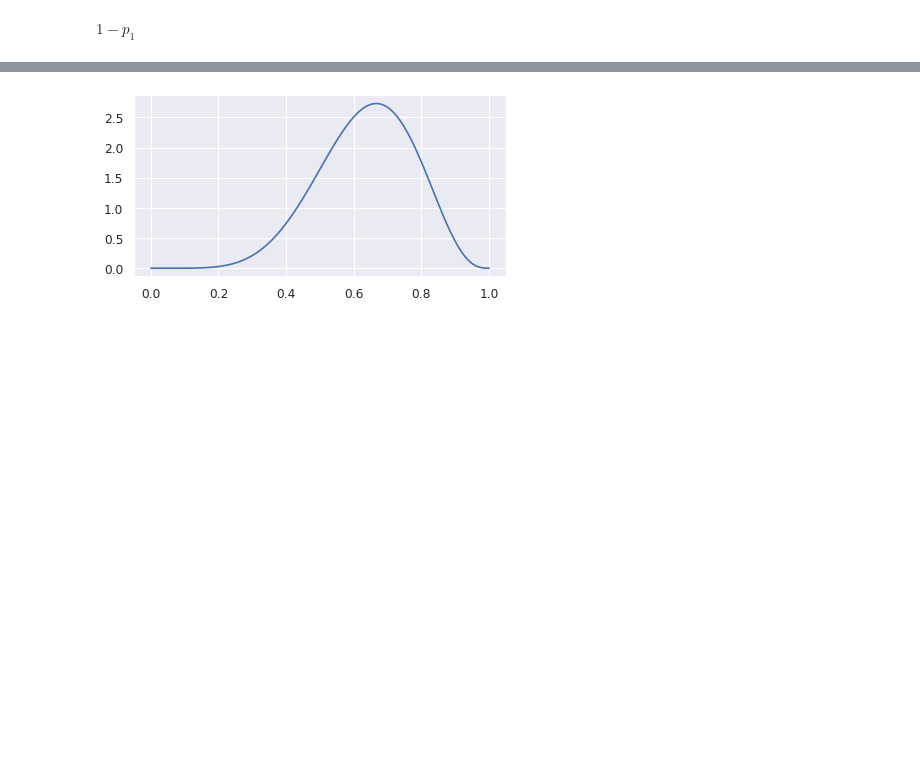
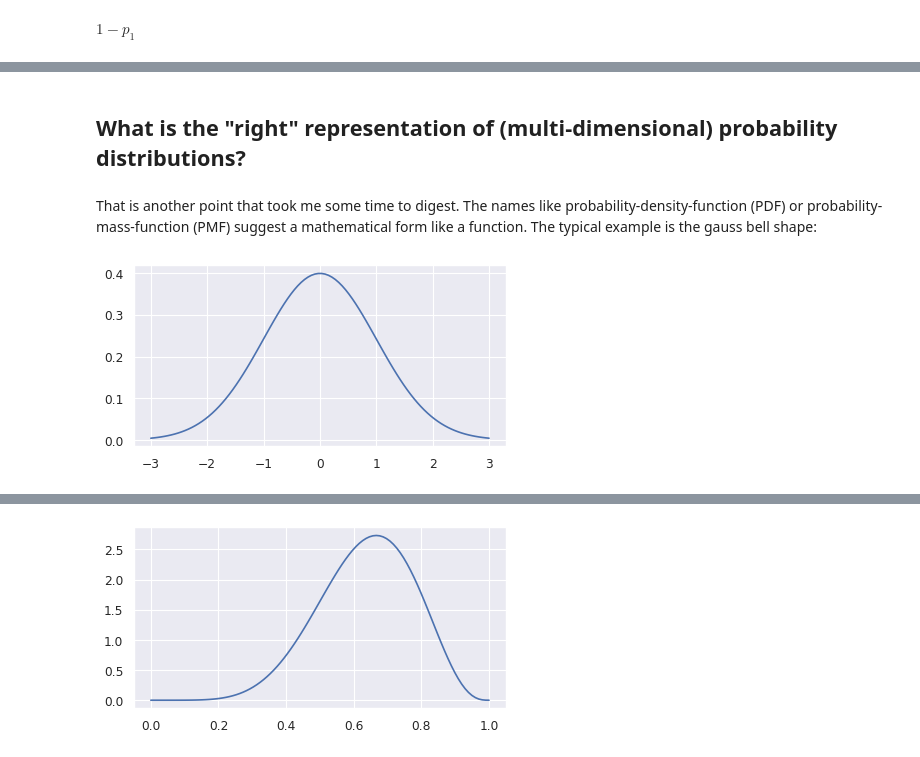
Before and after one commit to cs224/blog-series-monte-carlo-methods, a Jupyter notebook: 0010-fundamental-concepts.ipynb, the cells around one changed output, grey strips where cells are left out. Cells and saved outputs as stored; diff of their text form; code cells hidden in the pictures; blank space fills up the shorter version.

```diff
--- a/0010-fundamental-concepts.ipynb
+++ b/0010-fundamental-concepts.ipynb
@@ -233,0 +289,12 @@ $\displaystyle 0$
+# %% [markdown]
+## What is the "right" representation of (multi-dimensional) probability distributions?
+# %% [markdown]
+That is another point that took me some time to digest. The names like probability-density-function (PDF) or probability-mass-function (PMF) suggest a mathematical form like a function. The typical example is the gauss bell shape:
+# %%
+plt.figure(figsize=(6, 3), dpi=80, facecolor='w', edgecolor='k')
+ax = plt.subplot(1, 1, 1)
+x = np.linspace(-3.0,3.0,100)
+y = stats.norm(0,1).pdf(x)
+ax.plot(x,y);
+# %% [output]
+[figure, added]
```
Also changed, not shown: parts of 45 cells of this notebook.
